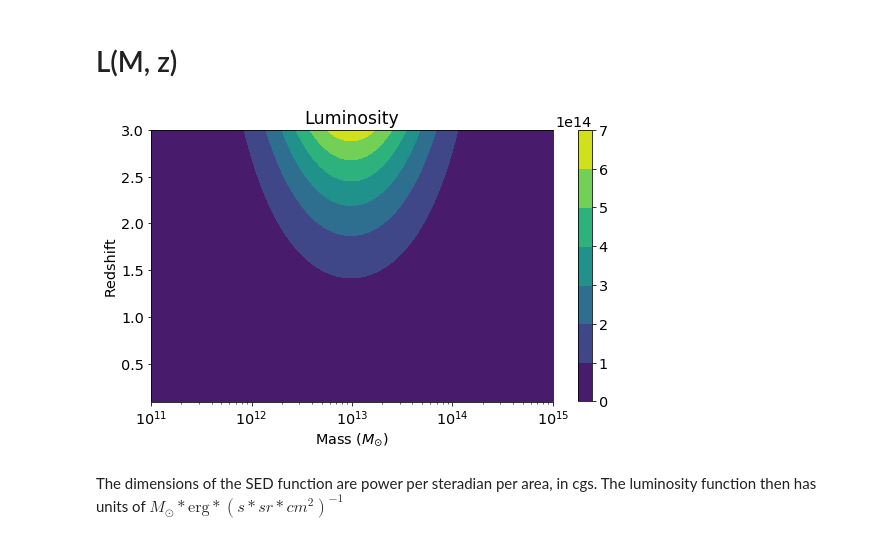
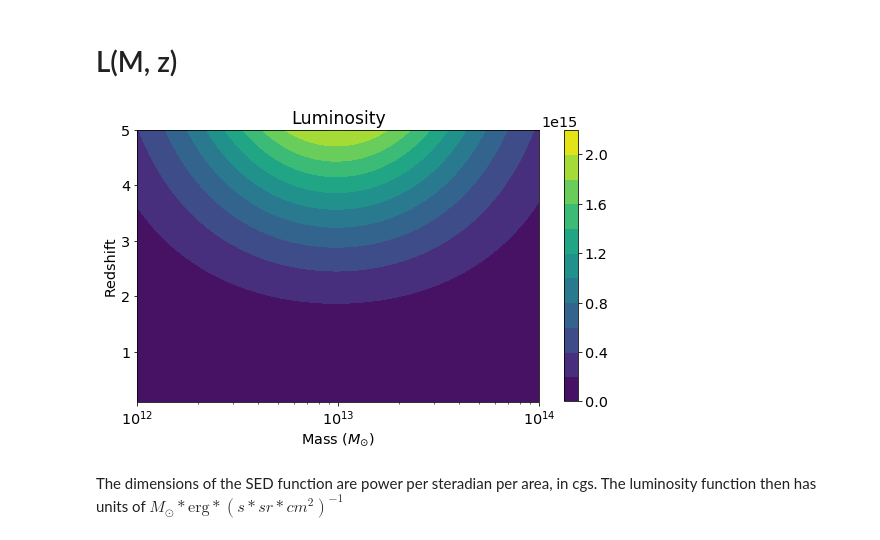
Before and after one commit to simonsobs/hmvec, a Jupyter notebook: visualize.ipynb, the cells around one changed output. Drawn from its saved outputs; the diff is of its cells as text; code cells hidden in the pictures.

```diff
--- a/visualize.ipynb
+++ b/visualize.ipynb
@@ -108,25 +109,26 @@ plt.ylim(10, 1e4);
 # L(M, z)
 # %%
 #Inputs
-redshifts = np.linspace(0.1, 3)
-masses = np.logspace(11,15, num=200)
+redshifts = np.linspace(0.1, 5)
+masses = np.logspace(12,14, num=200)
 freq = 545.0e9 #Ghz
 
 #Calculations
 M, Z = np.meshgrid(masses, redshifts)
 L = cib.luminosity(M, Z, freq)
 
 #Plot
 plt.figure(figsize=(9,5));
-plt.contourf(M, Z, L)
+plt.contourf(M, Z, L, 10)
 plt.colorbar();
 
 #Plotting extras
 plt.xscale('log')
 plt.xlabel(r'Mass ($M_{\odot}$)')
 plt.ylabel('Redshift')
 plt.title('Luminosity');
+plt.savefig('luminosity.png', bbox_inches='tight')
 # %% [output]
-[figure, old version]
+[figure, new version]
 # %% [markdown]
 The dimensions of the SED function are power per steradian per area, in cgs. The luminosity function then has units of $M_{\odot}*\text{erg}*(s*sr*cm^2)^{-1}$
```
Also changed, not shown: parts of 1 cell of this notebook, 2 other files.
